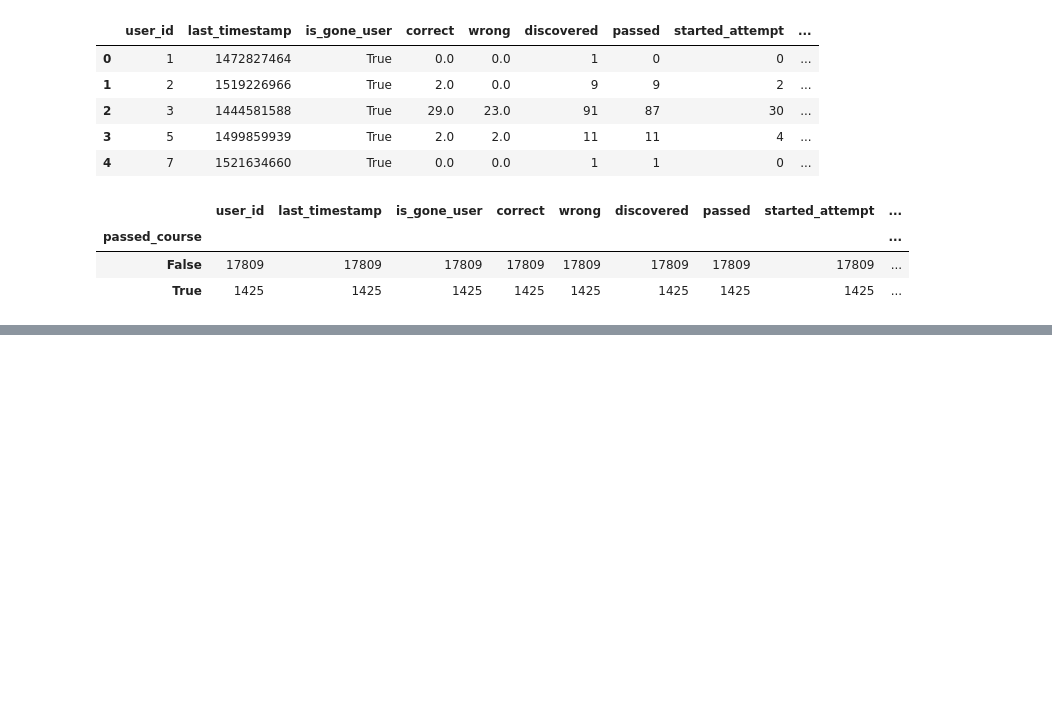
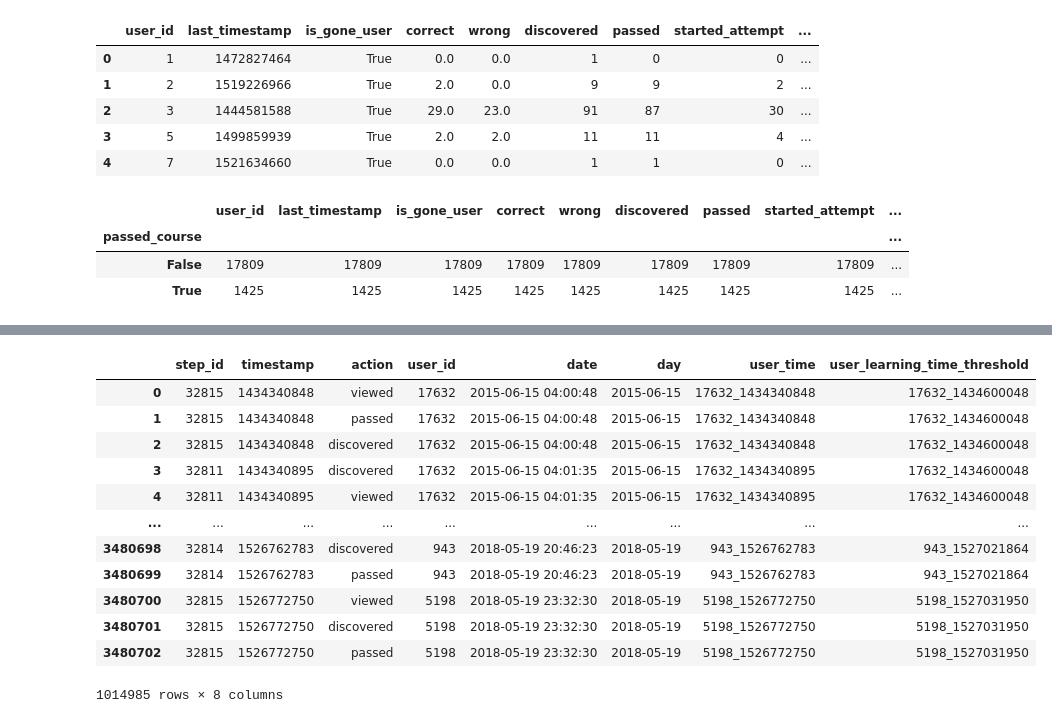
Before and after one commit to ElizaTeplova/SW, a Jupyter notebook: v_test/v_tests.ipynb, the cells around one changed output, grey strips where cells are left out. Saved outputs shown, nothing was run; the diff lists cells and outputs as text; code cells hidden in the pictures; blank space fills up the shorter version.

```diff
--- a/v_test/v_tests.ipynb
+++ b/v_test/v_tests.ipynb
@@ -184,0 +285,7 @@ user_data.groupby('passed_course').count()
+# %%
+user_learning_time_threshold = user_min_time.user_id.map(str) + '_' + (
+            user_min_time.min_timestamp + learning_time_threshold).map(str)
+# %%
+user_min_time['user_learning_time_threshold'] = user_learning_time_threshold
+# %%
+event_data = event_data.merge(user_min_time[['user_id', 'user_learning_time_threshold']], how='outer')
@@ -184,0 +301,18 @@ user_data.groupby('passed_course').count()
+# %%
+event_data_train = event_data[event_data.user_time <= event_data.user_learning_time_threshold]
+# %%
+event_data_train
+# %% [output]
+|  | step_id | timestamp | action | user_id | date | day | user_time | user_learning_time_threshold |
+| 0 | 32815 | 1434340848 | viewed | 17632 | 2015-06-15 04:00:48 | 2015-06-15 | 17632_1434340848 | 17632_1434600048 |
+| 1 | 32815 | 1434340848 | passed | 17632 | 2015-06-15 04:00:48 | 2015-06-15 | 17632_1434340848 | 17632_1434600048 |
+| 2 | 32815 | 1434340848 | discovered | 17632 | 2015-06-15 04:00:48 | 2015-06-15 | 17632_1434340848 | 17632_1434600048 |
+| 3 | 32811 | 1434340895 | discovered | 17632 | 2015-06-15 04:01:35 | 2015-06-15 | 17632_1434340895 | 17632_1434600048 |
+| 4 | 32811 | 1434340895 | viewed | 17632 | 2015-06-15 04:01:35 | 2015-06-15 | 17632_1434340895 | 17632_1434600048 |
+| ... | ... | ... | ... | ... | ... | ... | ... | ... |
+| 3480698 | 32814 | 1526762783 | discovered | 943 | 2018-05-19 20:46:23 | 2018-05-19 | 943_1526762783 | 943_1527021864 |
+| 3480699 | 32814 | 1526762783 | passed | 943 | 2018-05-19 20:46:23 | 2018-05-19 | 943_1526762783 | 943_1527021864 |
+| 3480700 | 32815 | 1526772750 | viewed | 5198 | 2018-05-19 23:32:30 | 2018-05-19 | 5198_1526772750 | 5198_1527031950 |
+| 3480701 | 32815 | 1526772750 | discovered | 5198 | 2018-05-19 23:32:30 | 2018-05-19 | 5198_1526772750 | 5198_1527031950 |
+| 3480702 | 32815 | 1526772750 | passed | 5198 | 2018-05-19 23:32:30 | 2018-05-19 | 5198_1526772750 | 5198_1527031950 |
+1014985 rows × 8 columns
```
Also changed, not shown: parts of 56 cells of this notebook, 31 other files.
